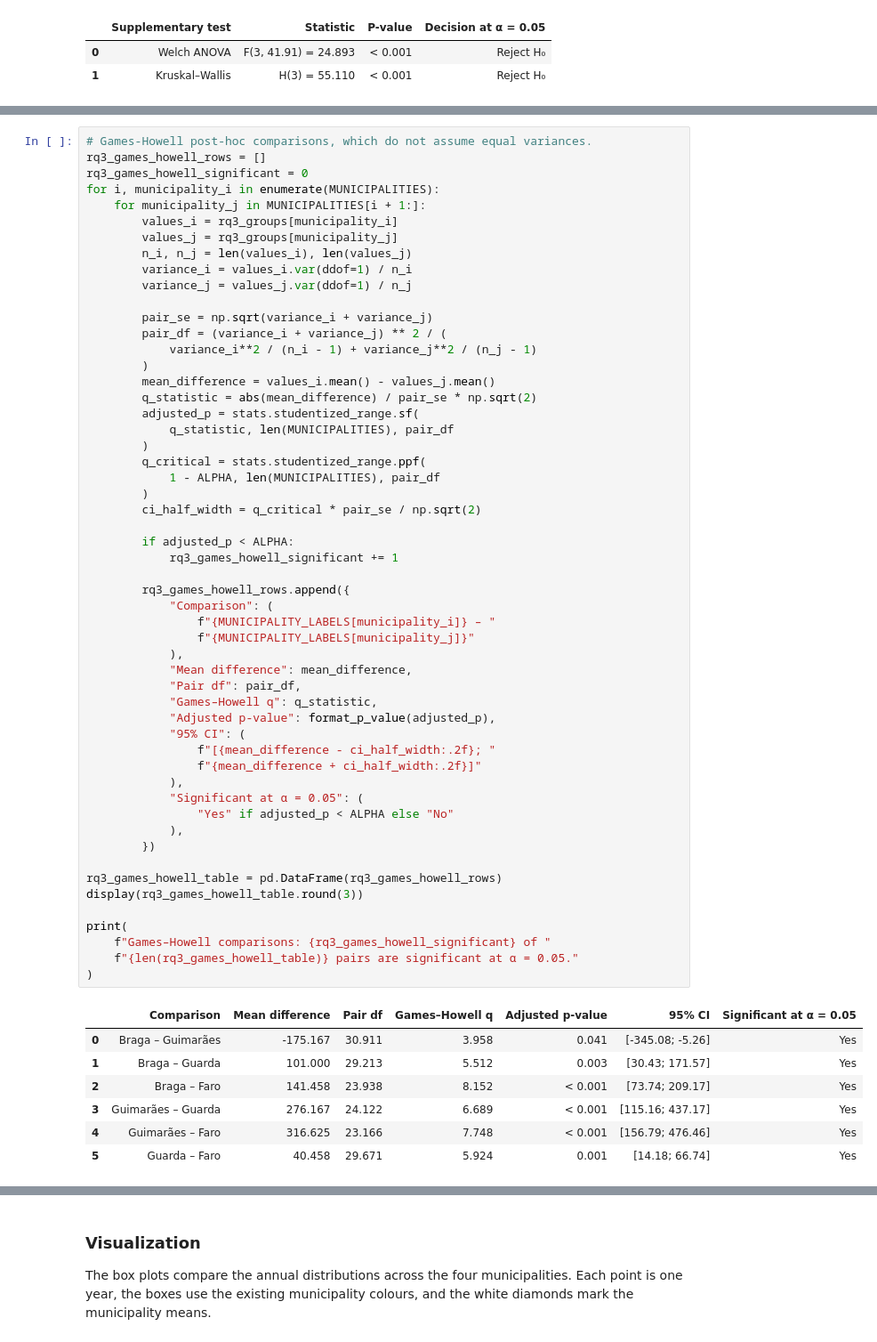
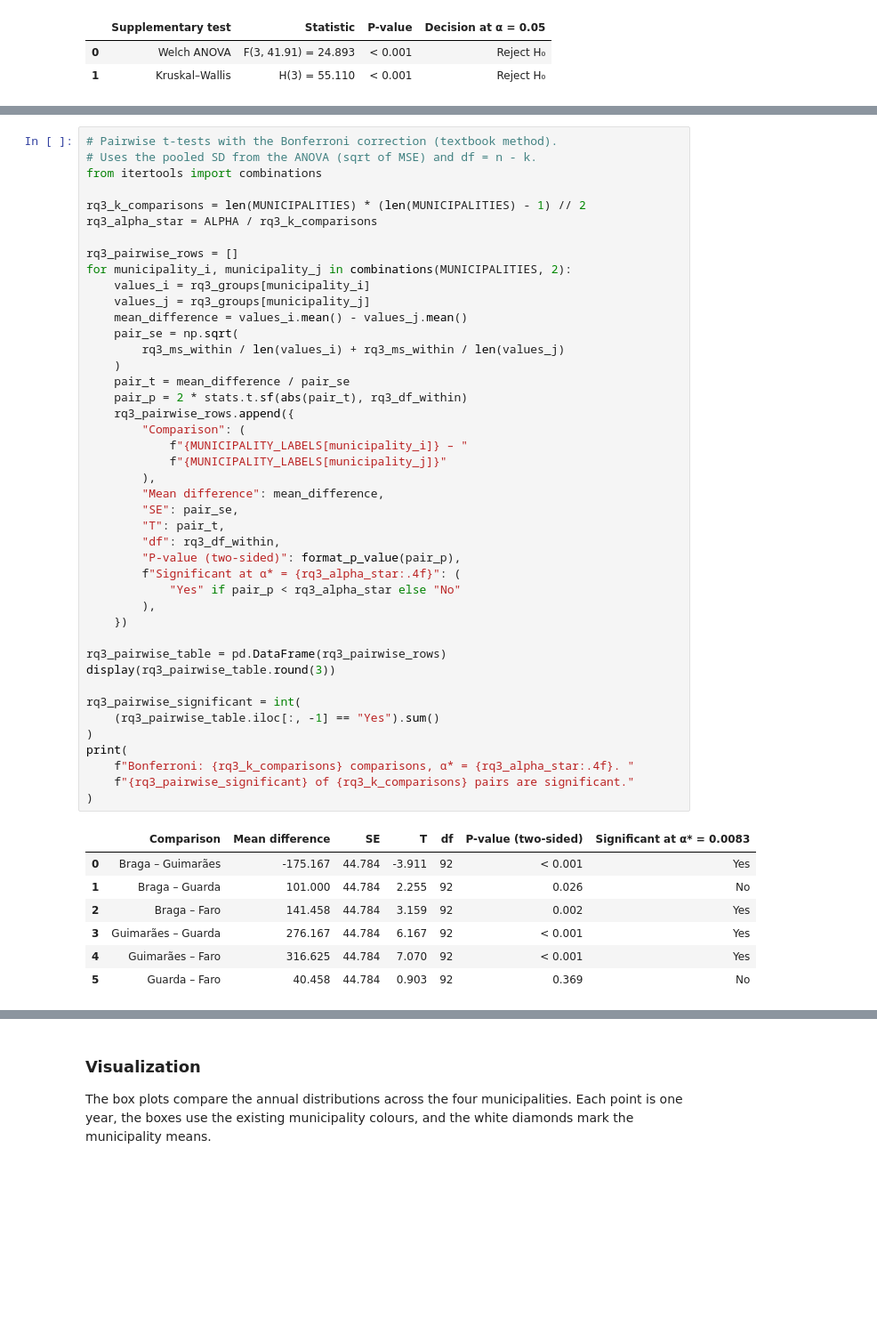
Before and after one commit to Rodrigosoares124/TEAM07-FCED, a Jupyter notebook: 00_scope_definition.ipynb, the cells around one changed output, grey strips where cells are left out. Shown at 89% size. Saved outputs shown, nothing was run; the diff lists cells and outputs as text; blank space fills up the shorter version.

```diff
--- a/00_scope_definition.ipynb
+++ b/00_scope_definition.ipynb
@@ -3569,62 +3509,51 @@ We use Games–Howell instead of the more common Tukey test because the municipa
 # %%
-# Games-Howell post-hoc comparisons, which do not assume equal variances.
-rq3_games_howell_rows = []
-rq3_games_howell_significant = 0
-for i, municipality_i in enumerate(MUNICIPALITIES):
-    for municipality_j in MUNICIPALITIES[i + 1:]:
-        values_i = rq3_groups[municipality_i]
-        values_j = rq3_groups[municipality_j]
-        n_i, n_j = len(values_i), len(values_j)
-        variance_i = values_i.var(ddof=1) / n_i
-        variance_j = values_j.var(ddof=1) / n_j
+# Pairwise t-tests with the Bonferroni correction (textbook method).
+# Uses the pooled SD from the ANOVA (sqrt of MSE) and df = n - k.
+from itertools import combinations
 
-        pair_se = np.sqrt(variance_i + variance_j)
-        pair_df = (variance_i + variance_j) ** 2 / (
-            variance_i**2 / (n_i - 1) + variance_j**2 / (n_j - 1)
-        )
-        mean_difference = values_i.mean() - values_j.mean()
-        q_statistic = abs(mean_difference) / pair_se * np.sqrt(2)
-        adjusted_p = stats.studentized_range.sf(
-            q_statistic, len(MUNICIPALITIES), pair_df
-        )
-        q_critical = stats.studentized_range.ppf(
-            1 - ALPHA, len(MUNICIPALITIES), pair_df
-        )
-        ci_half_width = q_critical * pair_se / np.sqrt(2)
+rq3_k_comparisons = len(MUNICIPALITIES) * (len(MUNICIPALITIES) - 1) // 2
+rq3_alpha_star = ALPHA / rq3_k_comparisons
 
-        if adjusted_p < ALPHA:
-            rq3_games_howell_significant += 1
+rq3_pairwise_rows = []
+for municipality_i, municipality_j in combinations(MUNICIPALITIES, 2):
+    values_i = rq3_groups[municipality_i]
+    values_j = rq3_groups[municipality_j]
+    mean_difference = values_i.mean() - values_j.mean()
+    pair_se = np.sqrt(
+        rq3_ms_within / len(values_i) + rq3_ms_within / len(values_j)
+    )
+    pair_t = mean_difference / pair_se
+    pair_p = 2 * stats.t.sf(abs(pair_t), rq3_df_within)
+    rq3_pairwise_rows.append({
+        "Comparison": (
+            f"{MUNICIPALITY_LABELS[municipality_i]} – "
+            f"{MUNICIPALITY_LABELS[municipality_j]}"
+        ),
+        "Mean difference": mean_difference,
+        "SE": pair_se,
+        "T": pair_t,
+        "df": rq3_df_within,
+        "P-value (two-sided)": format_p_value(pair_p),
+        f"Significant at α* = {rq3_alpha_star:.4f}": (
+            "Yes" if pair_p < rq3_alpha_star else "No"
+        ),
+    })
 
-        rq3_games_howell_rows.append({
-            "Comparison": (
-                f"{MUNICIPALITY_LABELS[municipality_i]} – "
-                f"{MUNICIPALITY_LABELS[municipality_j]}"
-            ),
-            "Mean difference": mean_difference,
-            "Pair df": pair_df,
-            "Games–Howell q": q_statistic,
-            "Adjusted p-value": format_p_value(adjusted_p),
-            "95% CI": (
-                f"[{mean_difference - ci_half_width:.2f}; "
-                f"{mean_difference + ci_half_width:.2f}]"
-            ),
-            "Significant at α = 0.05": (
-                "Yes" if adjusted_p < ALPHA else "No"
-            ),
-        })
+rq3_pairwise_table = pd.DataFrame(rq3_pairwise_rows)
+display(rq3_pairwise_table.round(3))
 
-rq3_games_howell_table = pd.DataFrame(rq3_games_howell_rows)
-display(rq3_games_howell_table.round(3))
-
+rq3_pairwise_significant = int(
+    (rq3_pairwise_table.iloc[:, -1] == "Yes").sum()
+)
 print(
-    f"Games–Howell comparisons: {rq3_games_howell_significant} of "
-    f"{len(rq3_games_howell_table)} pairs are significant at α = 0.05."
+    f"Bonferroni: {rq3_k_comparisons} comparisons, α* = {rq3_alpha_star:.4f}. "
+    f"{rq3_pairwise_significant} of {rq3_k_comparisons} pairs are significant."
 )
 # %% [output]
-|  | Comparison | Mean difference | Pair df | Games–Howell q | Adjusted p-value | 95% CI | Significant at α = 0.05 |
-| 0 | Braga – Guimarães | -175.167 | 30.911 | 3.958 | 0.041 | [-345.08; -5.26] | Yes |
-| 1 | Braga – Guarda | 101.000 | 29.213 | 5.512 | 0.003 | [30.43; 171.57] | Yes |
-| 2 | Braga – Faro | 141.458 | 23.938 | 8.152 | < 0.001 | [73.74; 209.17] | Yes |
-| 3 | Guimarães – Guarda | 276.167 | 24.122 | 6.689 | < 0.001 | [115.16; 437.17] | Yes |
-| 4 | Guimarães – Faro | 316.625 | 23.166 | 7.748 | < 0.001 | [156.79; 476.46] | Yes |
-| 5 | Guarda – Faro | 40.458 | 29.671 | 5.924 | 0.001 | [14.18; 66.74] | Yes |
+|  | Comparison | Mean difference | SE | T | df | P-value (two-sided) | Significant at α* = 0.0083 |
+| 0 | Braga – Guimarães | -175.167 | 44.784 | -3.911 | 92 | < 0.001 | Yes |
+| 1 | Braga – Guarda | 101.000 | 44.784 | 2.255 | 92 | 0.026 | No |
+| 2 | Braga – Faro | 141.458 | 44.784 | 3.159 | 92 | 0.002 | Yes |
+| 3 | Guimarães – Guarda | 276.167 | 44.784 | 6.167 | 92 | < 0.001 | Yes |
+| 4 | Guimarães – Faro | 316.625 | 44.784 | 7.070 | 92 | < 0.001 | Yes |
+| 5 | Guarda – Faro | 40.458 | 44.784 | 0.903 | 92 | 0.369 | No |
```
Also changed, not shown: parts of 15 cells of this notebook.
